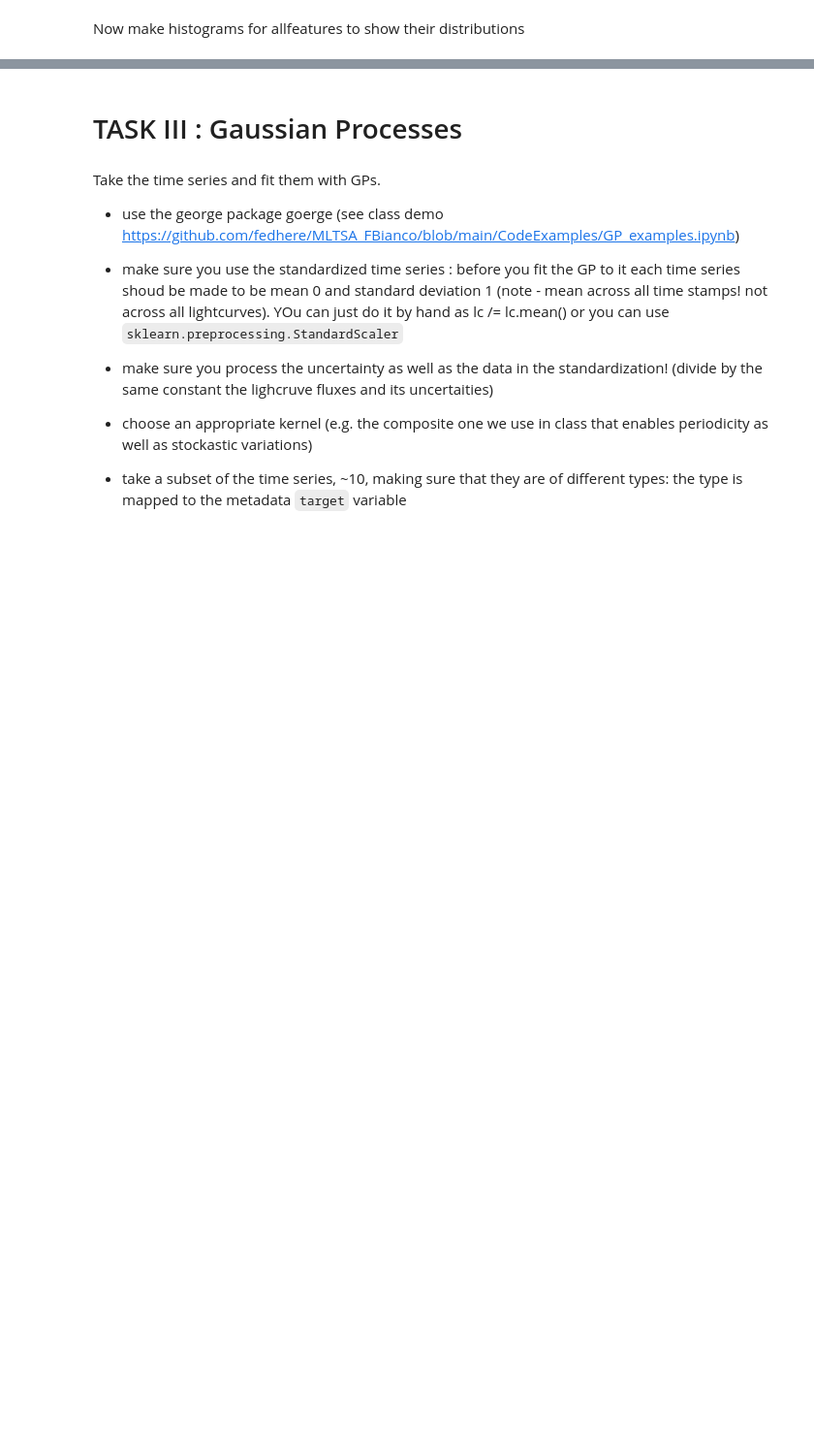
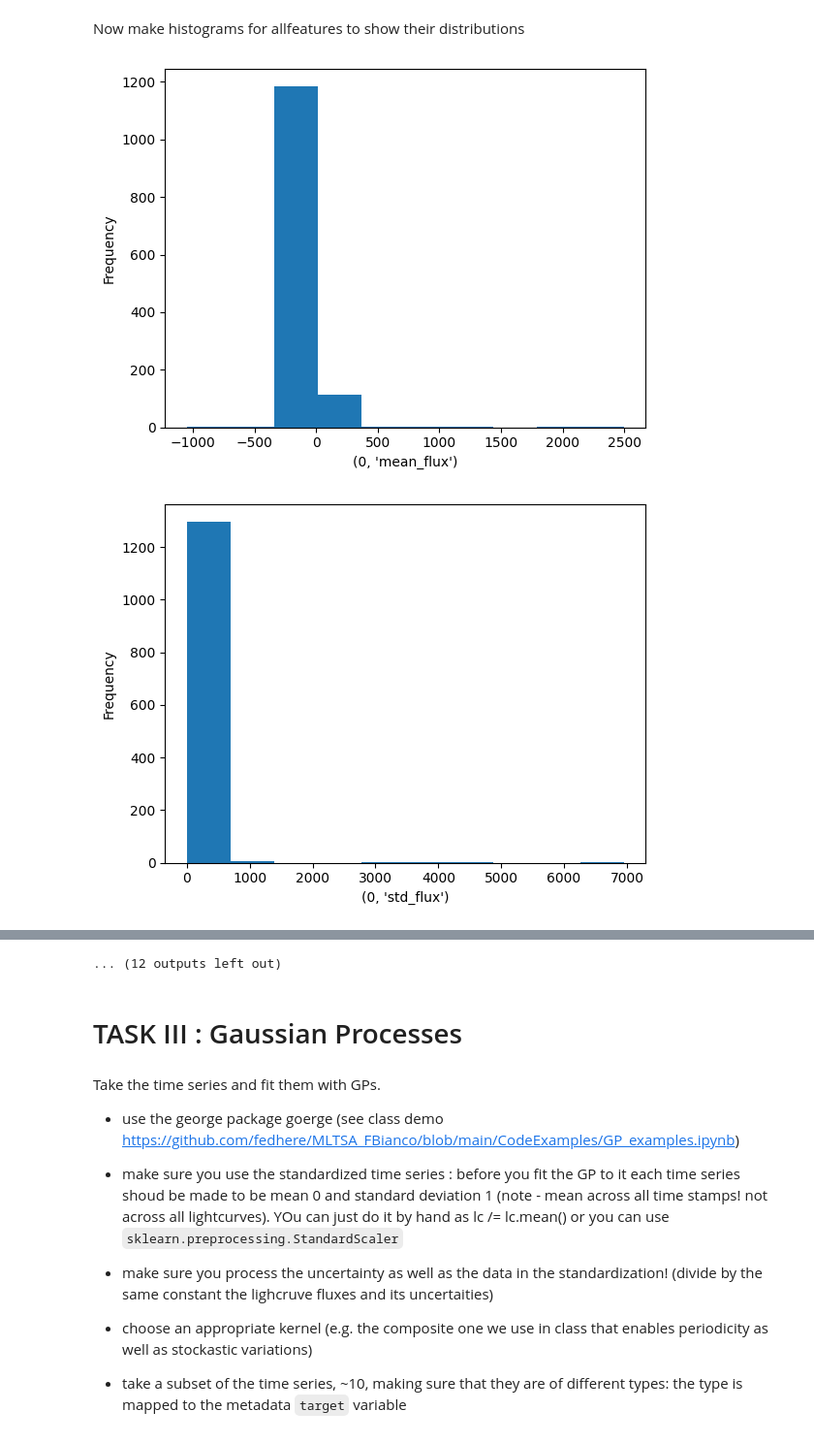
Before and after one commit to urvesh2012/MLTSA25_UBhagat, a Jupyter notebook: HW4/HW4_UrveshBhagat_PLAsTICC_GP_homework.ipynb, the cells around one changed output, grey strips where cells are left out. Shown at 97% size. Saved outputs shown, nothing was run; the diff lists cells and outputs as text; code cells hidden in the pictures; blank space fills up the shorter version.

```diff
--- a/HW4/HW4_UrveshBhagat_PLAsTICC_GP_homework.ipynb
+++ b/HW4/HW4_UrveshBhagat_PLAsTICC_GP_homework.ipynb
@@ -349,0 +343,14 @@ dtype: object
+# %%
+#Extract other features
+# Ensure index is reset without duplicating existing columns
+lcvs = lcvs.reset_index(drop=True)
+
+# Extracting features using groupby
+lcvs_features = lcvs.groupby(['object_id', 'passband']).agg(
+    mean_flux=('flux', 'mean'),
+    std_flux=('flux', 'std'),
+
+).reset_index()
+
+# Display the extracted features
+lcvs_features.head(10)
@@ -456,0 +490,6 @@ the goodness of fit for these models is also a potential feature
+# %%
+declCol = lmeta["decl"]
+declCol.head()
+
+#this represents the position in the sky.
+#Can help determine if the phenomena is a galactic or extragalactic object
@@ -500,0 +506,5 @@ Features.head()
+# %%
+#example
+features = lcvs_features.merge(line_fits, left_index=True, right_index=True)
+features = features.merge(declCol, left_index=True, right_index=True)
+features.head()
@@ -500,0 +518,7 @@ Features.head()
+# %%
+
+# Drop the specified columns
+features = features.drop(columns=['object_id_y', 'passband_y'], errors='ignore')
+features = features.rename(columns={'object_id_x': 'object_id', 'passband_x': 'passband'})
+# Display the updated DataFrame (optional)
+features.head()
@@ -533,7 +578,14 @@ print("My feature space is {} features (columns)".format(allfeatures.shape[1]))
 Now make histograms for allfeatures to show their distributions
 # %%
 for i in allfeatures.columns:
+
+  if i[1] == "index" or i[0] == "index":
+    continue
+
   pl.figure()
   pl.hist(allfeatures[i])
   pl.xlabel(i)
   pl.ylabel('Frequency')
+# %% [output]
+[figure, added]
+[figure, added]
@@ -540,3 +602,4 @@ for i in allfeatures.columns:
+... (12 outputs left out)
 # %% [markdown]
 # TASK III : Gaussian Processes
 # %% [markdown]
```
Also changed, not shown: parts of 53 cells of this notebook.
